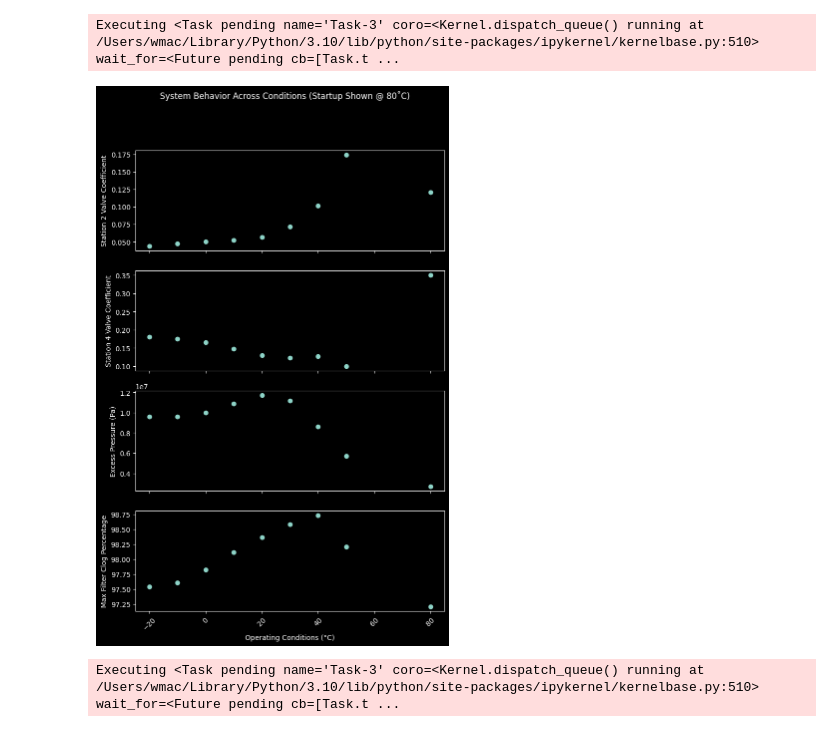
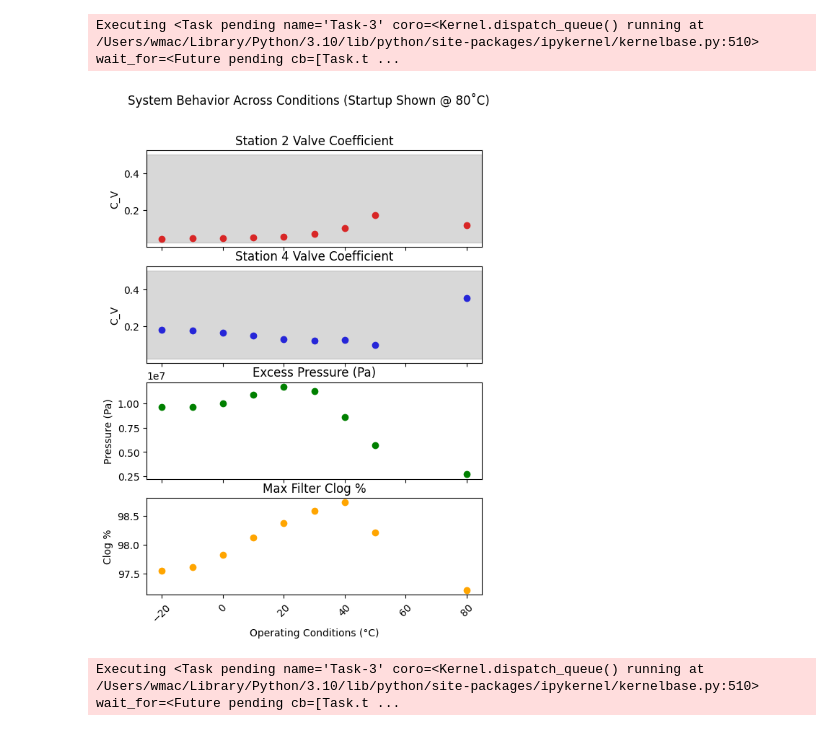
Before and after one commit to Willmac16/DFTS-Team-Seven, a Jupyter notebook: Project1.ipynb, the cells around one changed output. Saved outputs shown, nothing was run; the diff lists cells and outputs as text; code cells hidden in the pictures.

Commit message:
Graph Formatting

```diff
--- a/Project1.ipynb
+++ b/Project1.ipynb
@@ -31,7 +30,7 @@ Executing <Handle BaseAsyncIOLoop._handle_events(41, 1) created at /usr/local/Ce
 # %% [markdown]
 ## Implement the Tables from the Google Doc as Pandas DataFrames
 # %%
-table = [
+operating_conditions = pd.DataFrame([
   {'Ambient condition (°C)': -20, 'T1 (°C)': -20, 'T2 (°C)': -14, 'T3 (°C)': 46, 'T4 (°C)': 250, 'T5 (°C)': 129, 'T6 (°C)': 6.6, 'P1 (Pa)': 3.3e6, 'P2 (Pa)': 15e6, 'm-dot (kg/s)': 4.9},
   {'Ambient condition (°C)': -10, 'T1 (°C)': -10, 'T2 (°C)': -2, 'T3 (°C)': 50, 'T4 (°C)': 250, 'T5 (°C)': 129, 'T6 (°C)': 15.4, 'P1 (Pa)': 3.3e6, 'P2 (Pa)': 15e6, 'm-dot (kg/s)': 4.9},
   {'Ambient condition (°C)': 0, 'T1 (°C)': 0, 'T2 (°C)': 10, 'T3 (°C)': 58, 'T4 (°C)': 250, 'T5 (°C)': 135, 'T6 (°C)': 28.8, 'P1 (Pa)': 3.9e6, 'P2 (Pa)': 16e6, 'm-dot (kg/s)': 5.2},
@@ -40,9 +39,7 @@ table = [
   {'Ambient condition (°C)': 30, 'T1 (°C)': 30, 'T2 (°C)': 57, 'T3 (°C)': 96, 'T4 (°C)': 250, 'T5 (°C)': 160, 'T6 (°C)': 82.1, 'P1 (Pa)': 7.4e6, 'P2 (Pa)': 20.7e6, 'm-dot (kg/s)': 6.5},
   {'Ambient condition (°C)': 40, 'T1 (°C)': 40, 'T2 (°C)': 71, 'T3 (°C)': 117, 'T4 (°C)': 250, 'T5 (°C)': 181, 'T6 (°C)': 94.6, 'P1 (Pa)': 9.2e6, 'P2 (Pa)': 19.9e6, 'm-dot (kg/s)': 5.5},
   {'Ambient condition (°C)': 50, 'T1 (°C)': 50, 'T2 (°C)': 85, 'T3 (°C)': 145, 'T4 (°C)': 250, 'T5 (°C)': 198, 'T6 (°C)': 102.8, 'P1 (Pa)': 10e6, 'P2 (Pa)': 17.8e6, 'm-dot (kg/s)': 4}
-]
-
-operating_conditions = pd.DataFrame(table)
+])
 
 operating_conditions
 # %% [output]
@@ -558,29 +552,34 @@ Executing <Task pending name='Task-3' coro=<Kernel.dispatch_queue() running at /
 # %%
 # Extract the relevant data from the results
 valve_props = [result[0] for result in results]
 valve_props_two = [result[1] for result in results]
 excess_pressure = [result[2] for result in results]
 filter_clog_percentage = [result[3] for result in results]  # Add this line
 
 # Plot the results
-fig, (ax1, ax2, ax3, ax4) = plt.subplots(4, 1, sharex=True, figsize=(8, 12))  # Modify the number of subplots
+fig, (ax1, ax2, ax3, ax4) = plt.subplots(4, 1, sharex=True, figsize=(6, 8))  # Modify the number of subplots
+ax1.scatter(stations, valve_props, color='red')  # Change the color to red
+ax1.set_title('Station 2 Valve Coefficient')
+ax1.set_ylabel('C_V')
+ax1.axhspan(0.025, 0.500, color='gray', alpha=0.3)
 
-ax1.scatter(stations, valve_props)
-ax1.set_ylabel('Station 2 Valve Coefficient')
+ax2.scatter(stations, valve_props_two, color='blue')  # Change the color to blue
+ax2.set_title('Station 4 Valve Coefficient')
+ax2.set_ylabel('C_V')
+ax2.axhspan(0.025, 0.500, color='gray', alpha=0.3)
 
-ax2.scatter(stations, valve_props_two)
-ax2.set_ylabel('Station 4 Valve Coefficient')
+ax3.scatter(stations, excess_pressure, color='green')  # Change the color to green
+ax3.set_title('Excess Pressure (Pa)')
+ax3.set_ylabel('Pressure (Pa)')
 
-ax3.scatter(stations, excess_pressure)
-ax3.set_ylabel('Excess Pressure (Pa)')
+ax4.scatter(stations, filter_clog_percentage, color='orange')  # Change the color to orange
+ax4.set_xlabel('Operating Conditions (°C)')
+ax4.set_ylabel('Clog %')
+ax4.set_title('Max Filter Clog %')  # Add this line
 
-ax4.scatter(stations, filter_clog_percentage)  # Add this line
-ax4.set_xlabel('Operating Conditions (°C)')
-ax4.set_ylabel('Max Filter Clog Percentage')  # Add this line
-
-plt.suptitle('System Behavior Across Conditions (Startup Shown @ 80˚C)')  # Modify the title
+plt.suptitle('System Behavior Across Conditions (Startup Shown @ 80˚C)')
 plt.xticks(rotation=45)
 plt.show()
 # %% [output]
-[figure, old version]
+[figure, new version]
 Executing <Task pending name='Task-3' coro=<Kernel.dispatch_queue() running at /Users/wmac/Library/Python/3.10/lib/python/site-packages/ipykernel/kernelbase.py:510> wait_for=<Future pending cb=[Task.t ...
```
Also changed, not shown: parts of 5 cells of this notebook.
